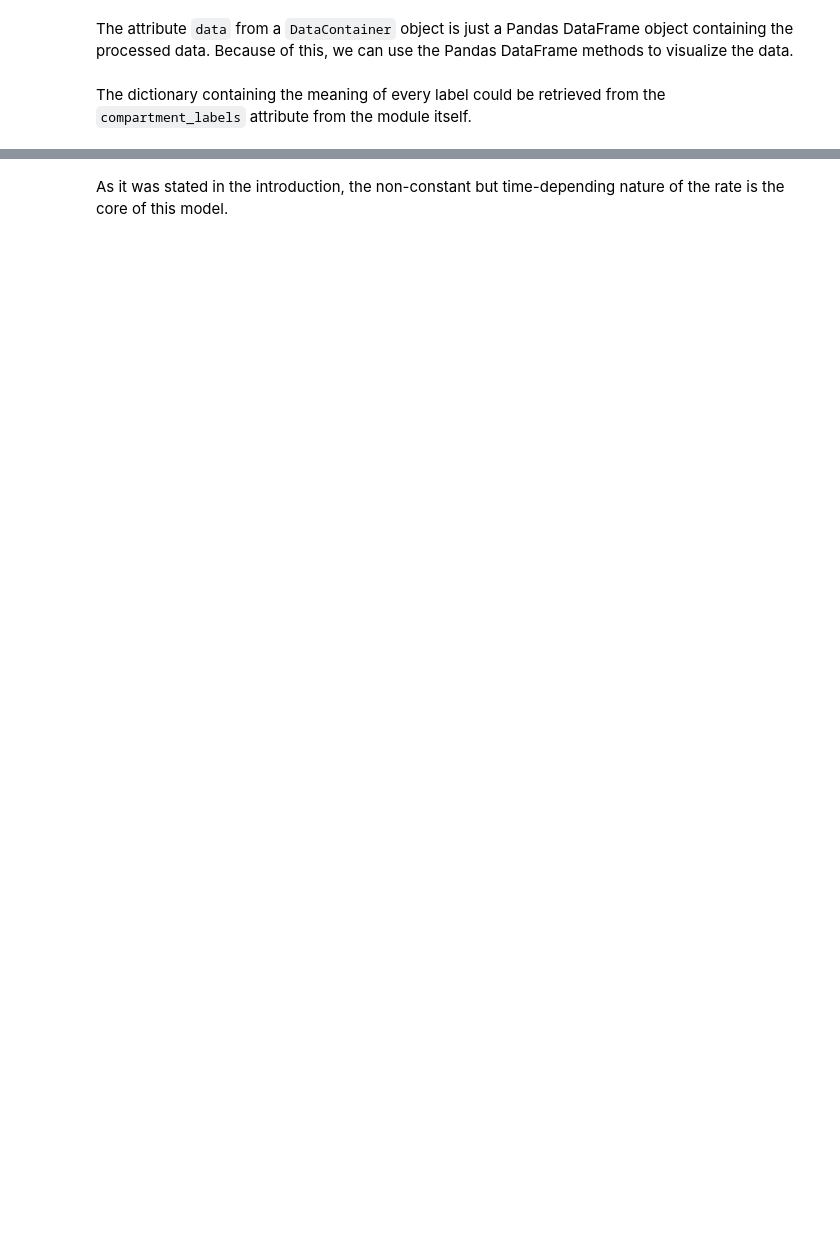
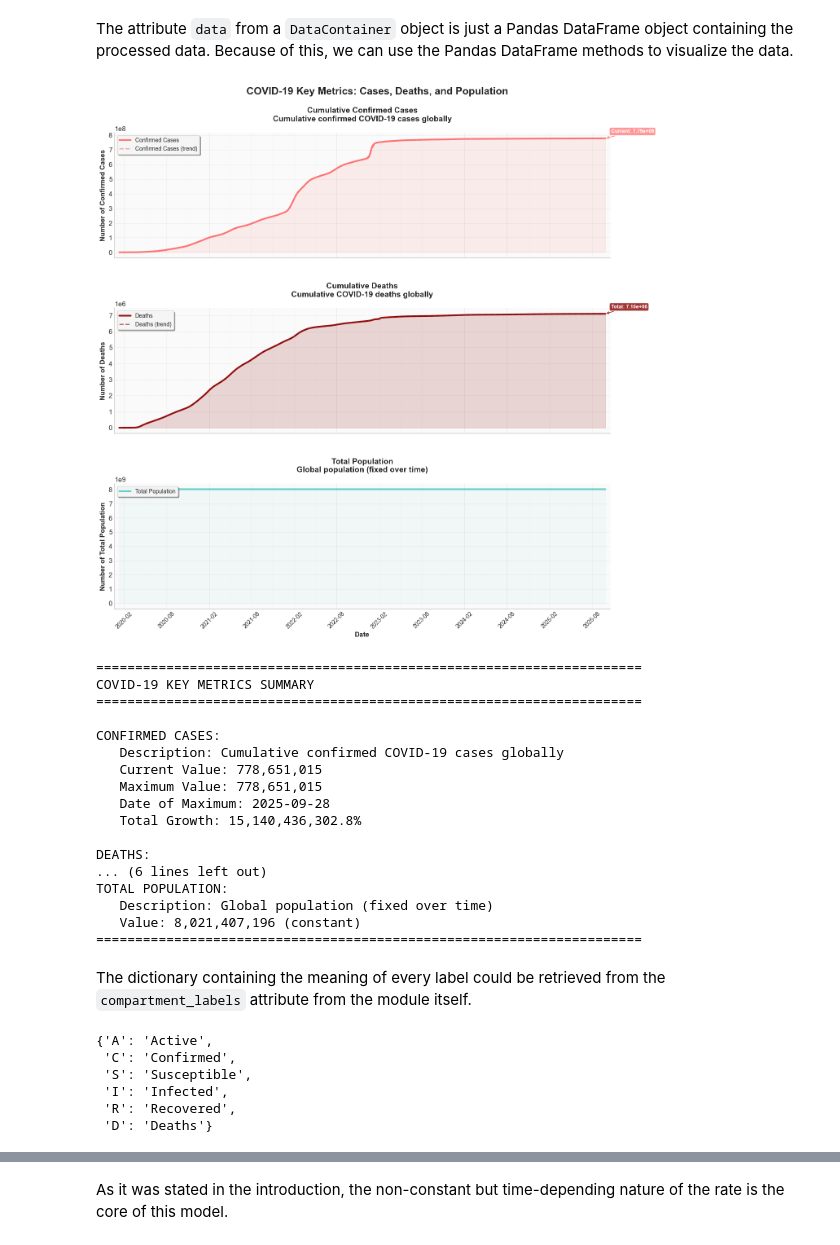
Before and after one commit to julihocc/epydemics, a Jupyter notebook: examples/global_forecasting.ipynb, the cells around one changed output, grey strips where cells are left out. Cells and saved outputs as stored; diff of their text form; code cells hidden in the pictures; blank space fills up the shorter version.

Commit message:
Add global evaluation results and update forecasting notebook

```diff
--- a/examples/global_forecasting.ipynb
+++ b/examples/global_forecasting.ipynb
@@ -341,7 +280,6 @@ The attribute `data` from a `DataContainer` object is just a Pandas DataFrame ob
 # %%
 # Enhanced visualization of Cases, Deaths, and Population data
 import matplotlib.pyplot as plt
-import matplotlib.dates as mdates
 import seaborn as sns
 import numpy as np
 
@@ -427,7 +365,6 @@ for i, (metric, title) in enumerate(zip(metrics, titles)):
     ax.set_ylabel(f'Number of {info["label"]}', fontsize=12, fontweight="bold")
 
     # Enhanced grid and styling
-    ax.grid(True, alpha=0.3, linestyle="-", linewidth=0.8)
     ax.set_facecolor("#FAFAFA")
 
     # Professional legend
@@ -476,11 +413,8 @@ for i, (metric, title) in enumerate(zip(metrics, titles)):
                 fontweight="bold",
             )
 
-    # Enhanced time axis formatting
-    ax.xaxis.set_major_formatter(mdates.DateFormatter("%Y-%m"))
-    ax.xaxis.set_major_locator(mdates.MonthLocator(interval=6))
-    ax.xaxis.set_minor_locator(mdates.MonthLocator(interval=3))
-    ax.tick_params(axis="x", rotation=45, labelsize=10)
+    # Use the formatting utility for consistent time axis formatting
+    format_time_axis(ax, data.index, time_range="long", rotation=45, labelsize=10)
 
     # Only show x-axis labels on the bottom plot
     if i < 2:
@@ -489,40 +423,65 @@ for i, (metric, title) in enumerate(zip(metrics, titles)):
         ax.set_xlabel("Date", fontsize=12, fontweight="bold")
 
     # Improve spacing and remove top/right spines
-    ax.margins(x=0.01)
     ax.spines["top"].set_visible(False)
     ax.spines["right"].set_visible(False)
     ax.spines["left"].set_linewidth(1.2)
     ax.spines["bottom"].set_linewidth(1.2)
 
 plt.tight_layout()
 plt.subplots_adjust(top=0.90, hspace=0.4)
 plt.show()
 
 # Print summary statistics for the metrics
 print("\n" + "=" * 70)
 print("COVID-19 KEY METRICS SUMMARY")
 print("=" * 70)
 for metric in metrics:
     data = global_data_container.data[metric]
     info = metric_info[metric]
     print(f"\n{info['label'].upper()}:")
     print(f"   Description: {info['description']}")
     if metric != "N":  # Population is constant
         print(f"   Current Value: {data.iloc[-1]:,.0f}")
         print(f"   Maximum Value: {data.max():,.0f}")
         print(f"   Date of Maximum: {data.idxmax().strftime('%Y-%m-%d')}")
         if len(data) > 1:
             growth = ((data.iloc[-1] / data.iloc[0]) - 1) * 100
             print(f"   Total Growth: {growth:,.1f}%")
     else:
         print(f"   Value: {data.iloc[-1]:,.0f} (constant)")
 print("=" * 70)
+# %% [output]
+[figure, added]
+======================================================================
+COVID-19 KEY METRICS SUMMARY
+======================================================================
+
+CONFIRMED CASES:
+   Description: Cumulative confirmed COVID-19 cases globally
+   Current Value: 778,651,015
+   Maximum Value: 778,651,015
+   Date of Maximum: 2025-09-28
+   Total Growth: 15,140,436,302.8%
+
+DEATHS:
+... (6 lines left out)
+TOTAL POPULATION:
+   Description: Global population (fixed over time)
+   Value: 8,021,407,196 (constant)
+======================================================================
 # %% [markdown]
 The dictionary containing the meaning of every label could be retrieved from the `compartment_labels` attribute from the module itself.
 # %%
-from epydemics import compartment_labels
+from epydemics import COMPARTMENT_LABELS
 
-compartment_labels
+COMPARTMENT_LABELS
+# %% [output]
+{'A': 'Active',
+ 'C': 'Confirmed',
+ 'S': 'Susceptible',
+ 'I': 'Infected',
+ 'R': 'Recovered',
+ 'D': 'Deaths'}
 # %%
 import matplotlib.pyplot as plt
```
Also changed, not shown: parts of 12 cells of this notebook, 1 other file.
